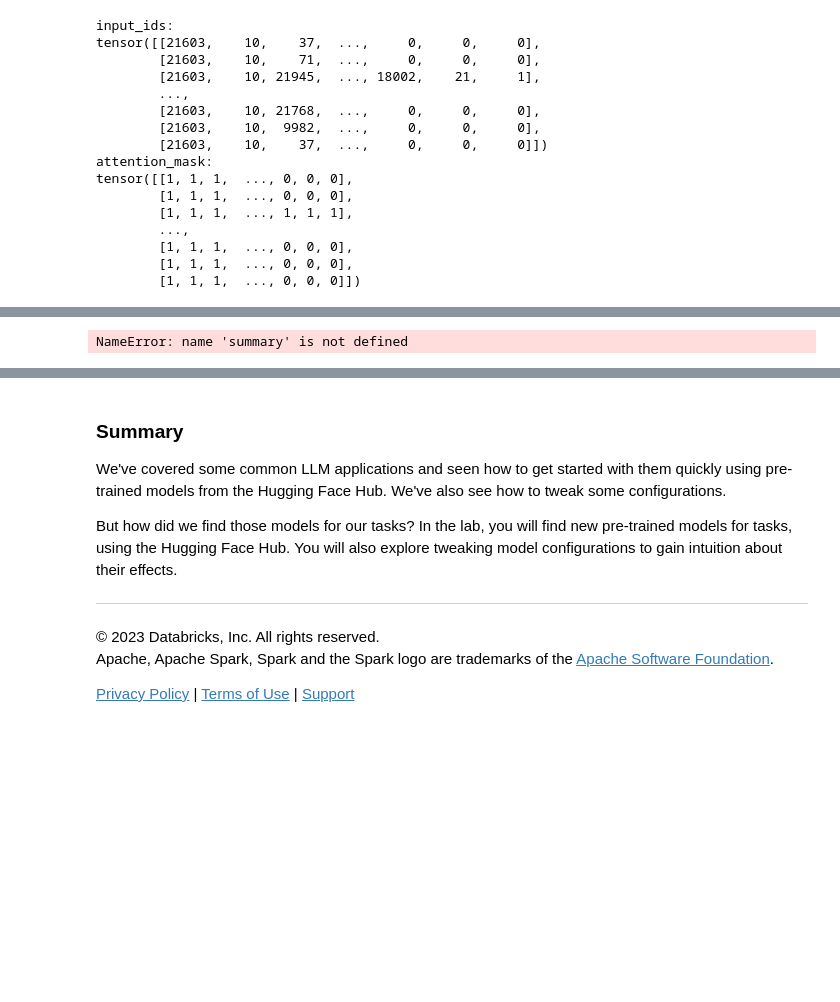
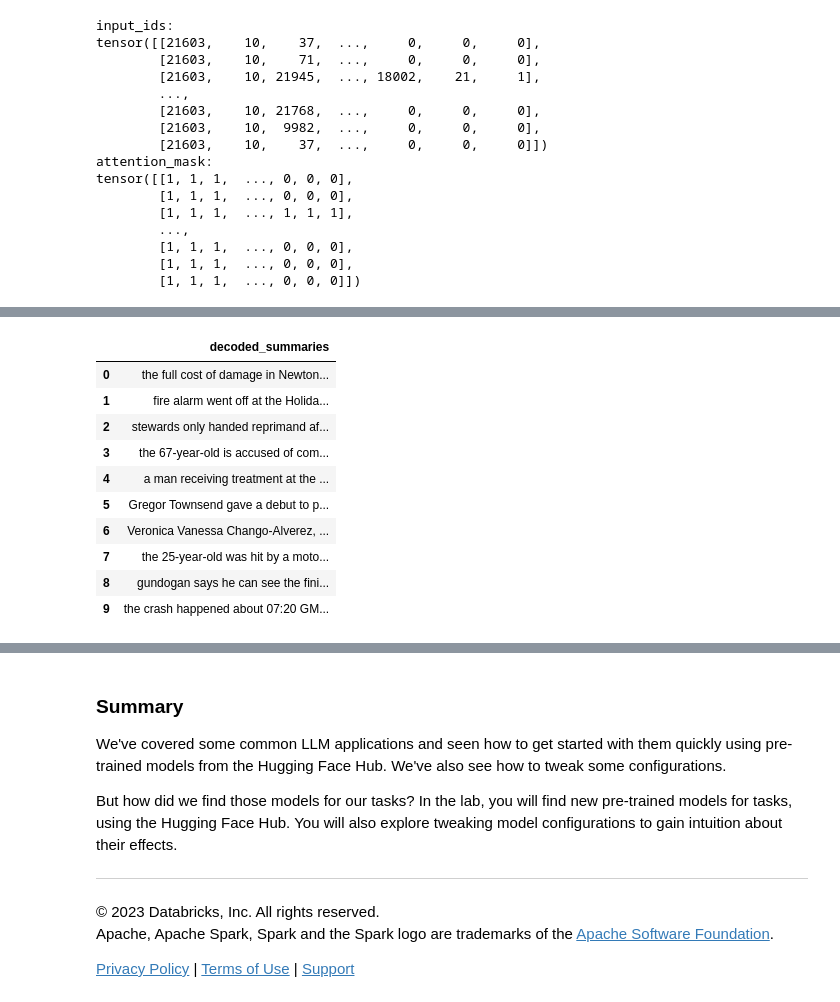
Before and after one commit to antonioanerao/edx-llm-course, a Jupyter notebook: llm-with-hugginface.ipynb, the cells around one changed output, grey strips where cells are left out. Drawn from its saved outputs; the diff is of its cells as text; code cells hidden in the pictures; blank space fills up the shorter version.

Commit message:
summary

```diff
--- a/llm-with-hugginface.ipynb
+++ b/llm-with-hugginface.ipynb
@@ -432,0 +423,10 @@ print(summary_ids)
+# %%
+# Generate summaries
+
+summary_ids = model.generate(
+    inputs.input_ids,
+    attention_mask = inputs.attention_mask,
+    num_beams = 2, min_length = 0, max_length = 40
+)
+
+print(summary_ids)
@@ -433,10 +451,20 @@ print(summary_ids)
 # %%
 # Decode the generated summaries
 
-decoded_summaries = tokenizer.batch_decode(summary, skip_special_tokens = True)
+decoded_summaries = tokenizer.batch_decode(summary_ids, skip_special_tokens = True)
 display(pd.DataFrame(decoded_summaries, columns=["decoded_summaries"]))
 # %% [output]
-NameError: name 'summary' is not defined
+|  | decoded_summaries |
+| 0 | the full cost of damage in Newton... |
+| 1 | fire alarm went off at the Holida... |
+| 2 | stewards only handed reprimand af... |
+| 3 | the 67-year-old is accused of com... |
+| 4 | a man receiving treatment at the ... |
+| 5 | Gregor Townsend gave a debut to p... |
+| 6 | Veronica Vanessa Chango-Alverez, ... |
+| 7 | the 25-year-old was hit by a moto... |
+| 8 | gundogan says he can see the fini... |
+| 9 | the crash happened about 07:20 GM... |
 # %%
 end_time = time.time()
 total_time = end_time - start_time
```
Also changed, not shown: parts of 9 cells of this notebook.
